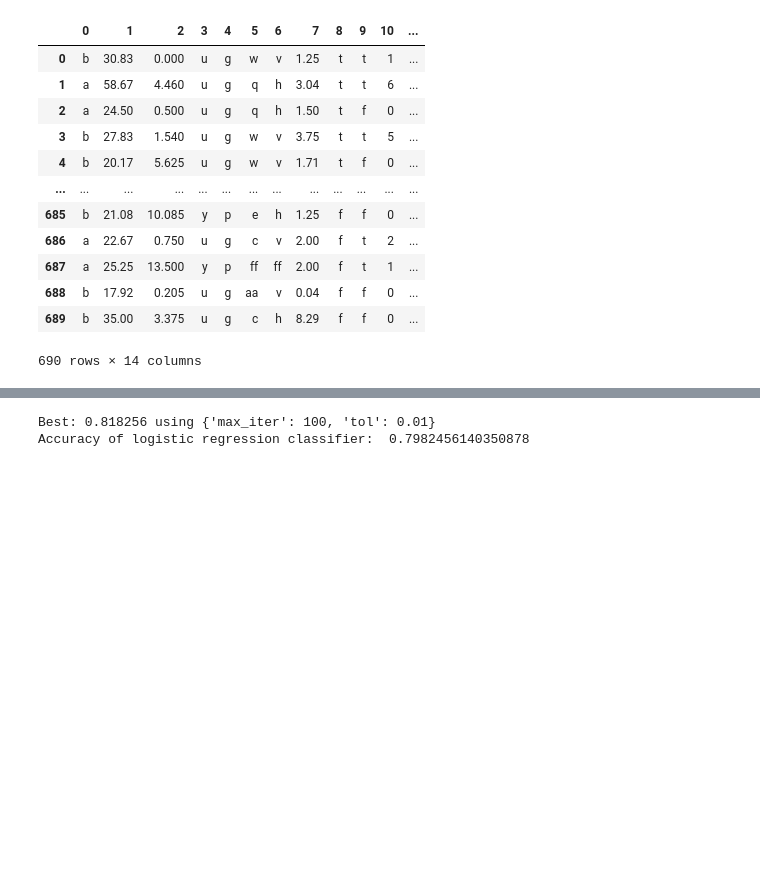
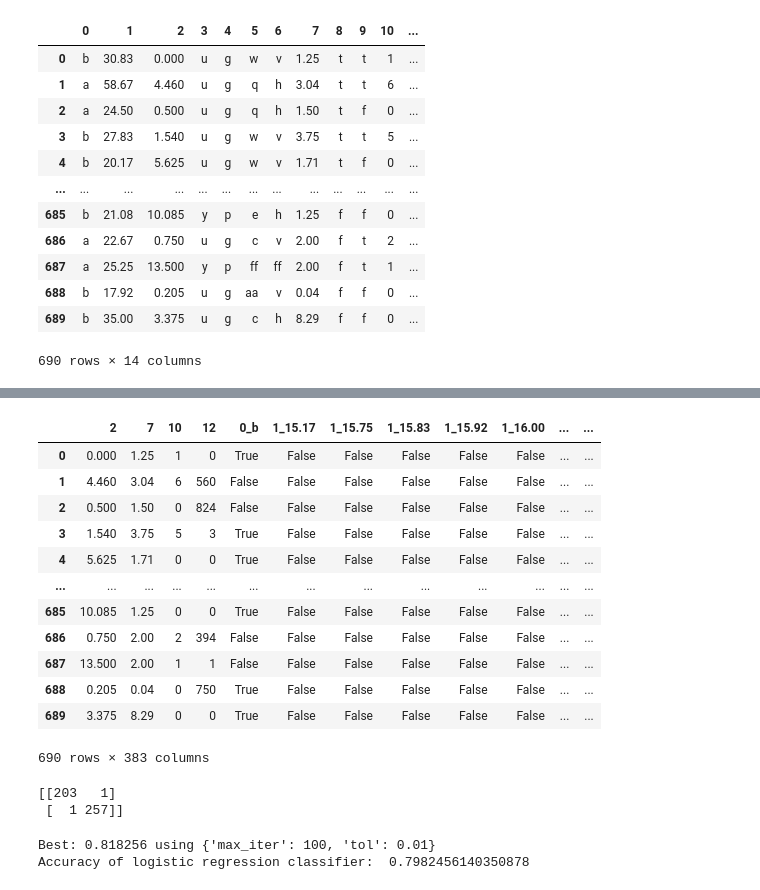
Before and after one commit to khoapham1002/Banking-Investment-Optimization-Framework, a Jupyter notebook: notebooks/credit-card-approvals.ipynb, the cells around one changed output, grey strips where cells are left out. Saved outputs shown, nothing was run; the diff lists cells and outputs as text; code cells hidden in the pictures; blank space fills up the shorter version.

```diff
--- a/notebooks/credit-card-approvals.ipynb
+++ b/notebooks/credit-card-approvals.ipynb
@@ -87,3 +89,48 @@ print(confusion_matrix(y_train, y_train_pred))
+# %%
+# Dummify the categorical features
+cc_apps_encoded = pd.get_dummies(cc_apps_imputed, drop_first=True)
+cc_apps_encoded
+# %% [output]
+|  | 2 | 7 | 10 | 12 | 0_b | 1_15.17 | 1_15.75 | 1_15.83 | 1_15.92 | 1_16.00 | ... | ... |
+| 0 | 0.000 | 1.25 | 1 | 0 | True | False | False | False | False | False | ... | ... |
+| 1 | 4.460 | 3.04 | 6 | 560 | False | False | False | False | False | False | ... | ... |
+| 2 | 0.500 | 1.50 | 0 | 824 | False | False | False | False | False | False | ... | ... |
+| 3 | 1.540 | 3.75 | 5 | 3 | True | False | False | False | False | False | ... | ... |
+| 4 | 5.625 | 1.71 | 0 | 0 | True | False | False | False | False | False | ... | ... |
+| ... | ... | ... | ... | ... | ... | ... | ... | ... | ... | ... | ... | ... |
+| 685 | 10.085 | 1.25 | 0 | 0 | True | False | False | False | False | False | ... | ... |
+| 686 | 0.750 | 2.00 | 2 | 394 | False | False | False | False | False | False | ... | ... |
+| 687 | 13.500 | 2.00 | 1 | 1 | False | False | False | False | False | False | ... | ... |
+| 688 | 0.205 | 0.04 | 0 | 750 | True | False | False | False | False | False | ... | ... |
+| 689 | 3.375 | 8.29 | 0 | 0 | True | False | False | False | False | False | ... | ... |
+690 rows × 383 columns
+# %%
+# Extract the last column as your target variable
+X = cc_apps_encoded.iloc[:, :-1].values
+y = cc_apps_encoded.iloc[:, [-1]].values
+
+# Split into train and test sets
+X_train, X_test, y_train, y_test = train_test_split(X, y, test_size=0.33, random_state=42)
+
+# Instantiate StandardScaler and use it to rescale X_train and X_test
+scaler = StandardScaler()
+rescaledX_train = scaler.fit_transform(X_train)
+rescaledX_test = scaler.transform(X_test)
+
+# Instantiate a LogisticRegression classifier with default parameter values
+logreg = LogisticRegression()
+
+# Fit logreg to the train set
+logreg.fit(rescaledX_train, y_train.ravel())
+
+# Use logreg to predict instances from the training set
+y_train_pred = logreg.predict(rescaledX_train)
+
+# Print the confusion matrix of the logreg model
+print(confusion_matrix(y_train, y_train_pred))
+# %% [output]
+[[203   1]
+ [  1 257]]
 # %%
 # Define the grid of values for tol and max_iter
 tol = [0.01, 0.001, 0.0001]
```
Also changed, not shown: parts of 5 cells of this notebook, 8 other files.
